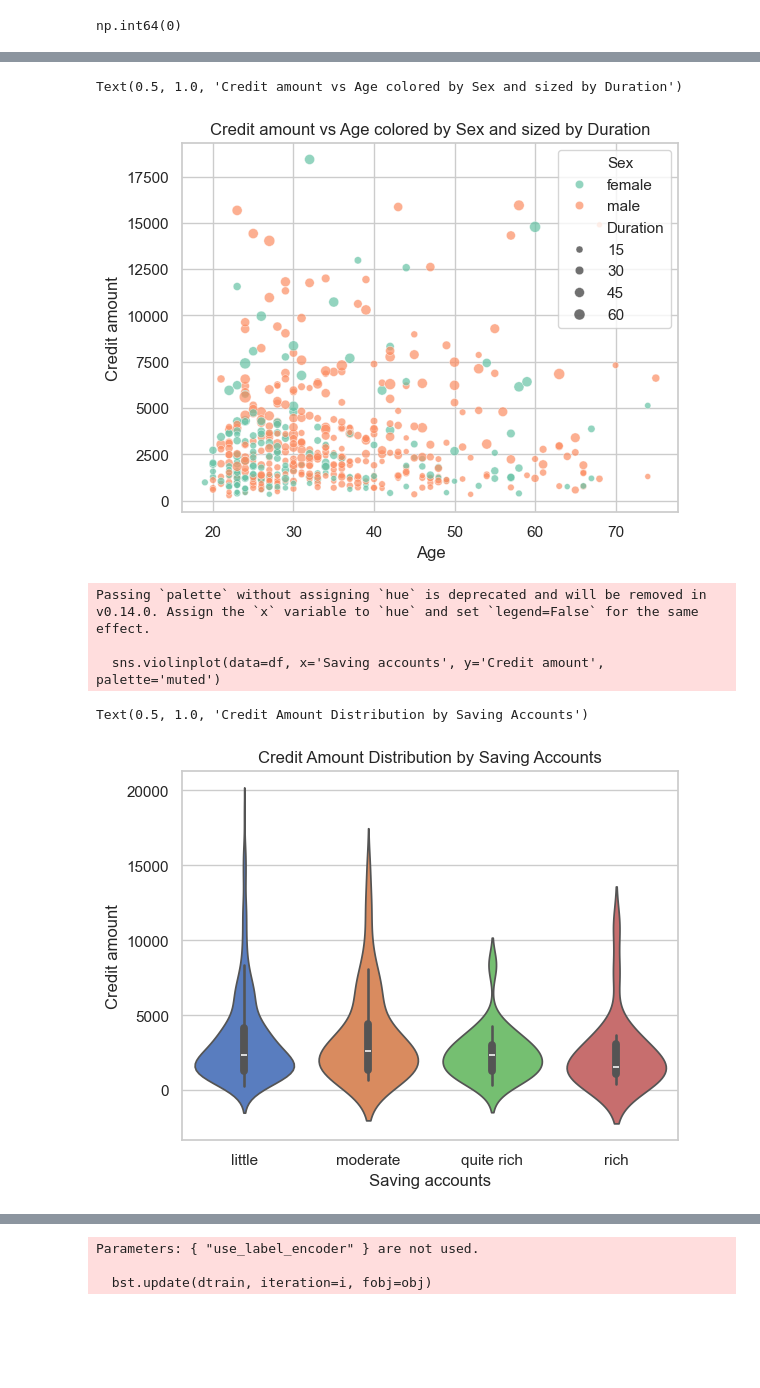
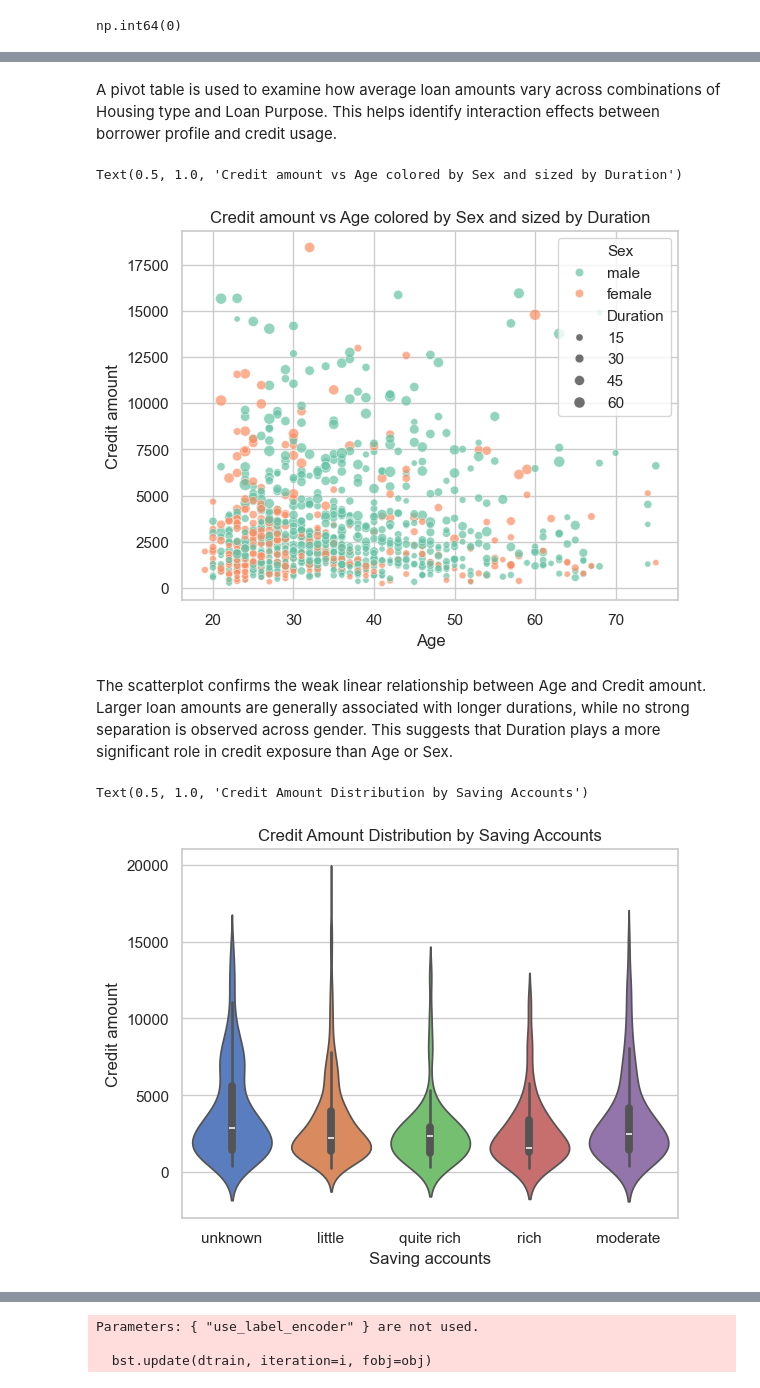
Before and after one commit to timotheeMN/Credit-Risk-Model, a Jupyter notebook: notebooks/analysis_model_upgrade.ipynb, the cells around one changed output, grey strips where cells are left out. Drawn from its saved outputs; the diff is of its cells as text; code cells hidden in the pictures; blank space fills up the shorter version.

```diff
--- a/notebooks/analysis_model_upgrade.ipynb
+++ b/notebooks/analysis_model_upgrade.ipynb
@@ -55,3 +87,3 @@ np.int64(0)
 # %%
-df = df.dropna().reset_index(drop=True)
-df
+df['Saving accounts'] = df['Saving accounts'].fillna('unknown')
+df['Checking account'] = df['Checking account'].fillna('unknown')
@@ -72,3 +89,0 @@ df
-# %%
-df.drop(columns=['Unnamed: 0'], inplace=True)
-df
@@ -178,15 +203,30 @@ pd.pivot_table(df, values='Credit amount', index='Housing', columns = "Purpose")
+# %% [markdown]
+A pivot table is used to examine how average loan amounts vary across combinations of Housing type and Loan Purpose.
+This helps identify interaction effects between borrower profile and credit usage.
 # %%
+# --- Scatter plot analysis ---
+
 sns.scatterplot(data=df, x='Age', y='Credit amount', hue='Sex',size = "Duration", alpha=0.7, palette='Set2')
 plt.title("Credit amount vs Age colored by Sex and sized by Duration")
 # %% [output]
 Text(0.5, 1.0, 'Credit amount vs Age colored by Sex and sized by Duration')
-[figure, old version]
+[figure, new version]
+# %% [markdown]
+The scatterplot confirms the weak linear relationship between Age and Credit amount.
+Larger loan amounts are generally associated with longer durations, while no strong separation is observed across gender.
+This suggests that Duration plays a more significant role in credit exposure than Age or Sex.
 # %%
-sns.violinplot(data=df, x='Saving accounts', y='Credit amount', palette='muted')
+# --- Violin plot analysis ---
+
+sns.violinplot(
+    data=df,
+    x='Saving accounts',
+    y='Credit amount',
+    hue='Saving accounts',
+    palette='muted',
+    legend=False
+)
 plt.title("Credit Amount Distribution by Saving Accounts")
 # %% [output]
-Passing `palette` without assigning `hue` is deprecated and will be removed in v0.14.0. Assign the `x` variable to `hue` and set `legend=False` for the same effect.
-
-  sns.violinplot(data=df, x='Saving accounts', y='Credit amount', palette='muted')
+Text(0.5, 1.0, 'Credit Amount Distribution by Saving Accounts')
-Text(0.5, 1.0, 'Credit Amount Distribution by Saving Accounts')
-[figure, old version]
+[figure, new version]
```
Also changed, not shown: parts of 59 cells of this notebook, 2 other files.
